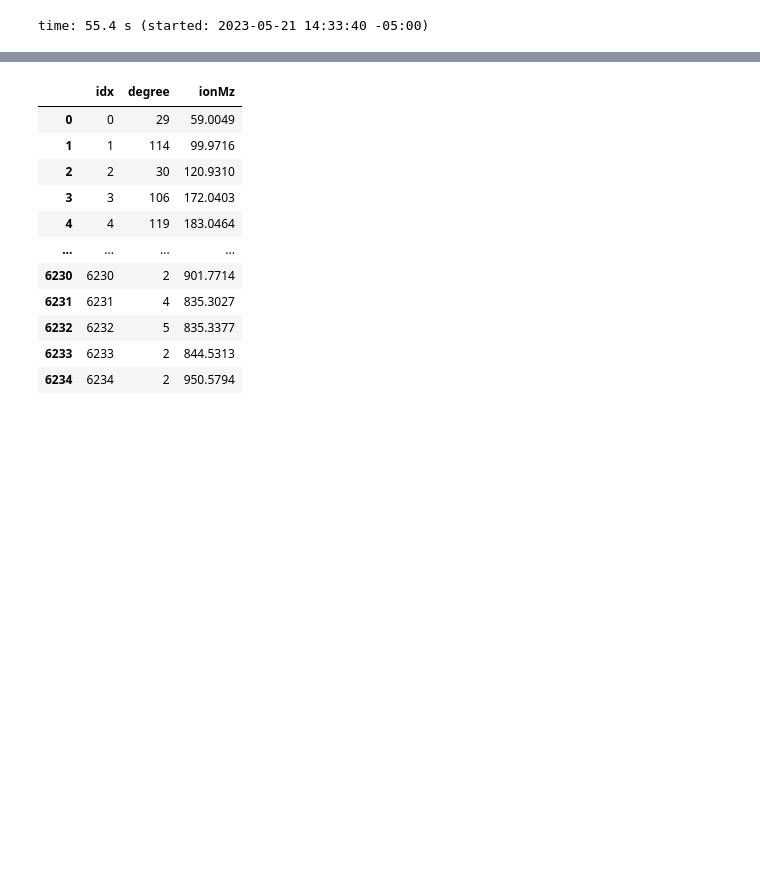
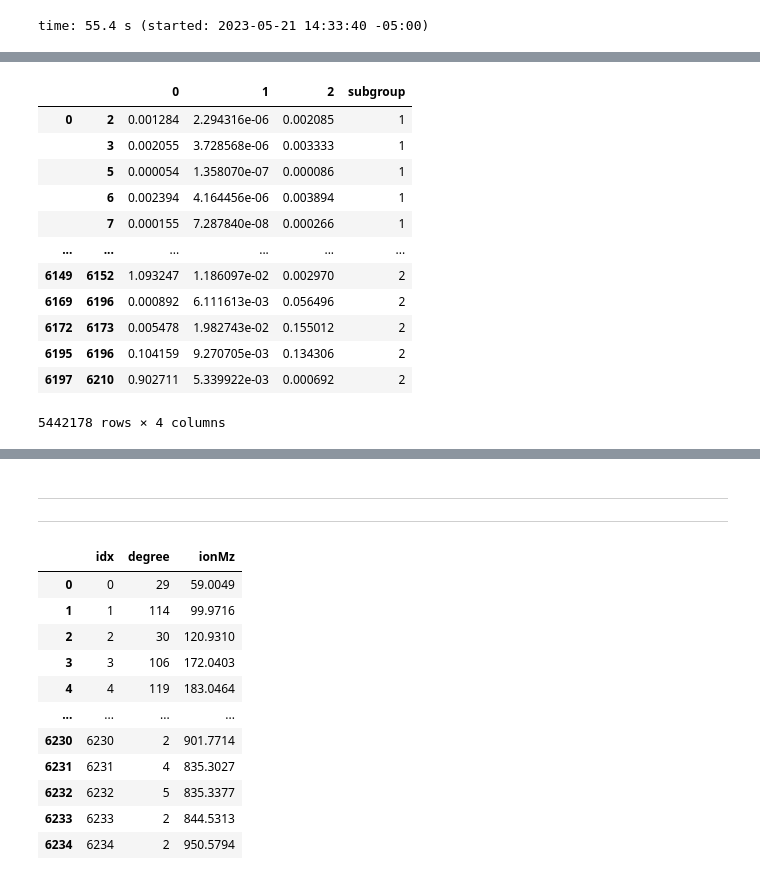
Before and after one commit to win7/GNN_Unsupervised, a Jupyter notebook: processing.ipynb, the cells around one changed output, grey strips where cells are left out. Drawn from its saved outputs; the diff is of its cells as text; code cells hidden in the pictures; blank space fills up the shorter version.

```diff
--- a/processing.ipynb
+++ b/processing.ipynb
@@ -266,0 +284,17 @@ time: 2.2 s (started: 2023-05-21 14:34:35 -05:00)
+# %%
+df_edge_embeddings_join_filter = pd.read_csv("{}/output_{}_3/edges_filter/{}_edges-filter_{}_{}.csv".format(dir, method, group[0], 3, "L2"), index_col=[0, 1])
+df_edge_embeddings_join_filter
+# %% [output]
+|  |  | 0 | 1 | 2 | subgroup |
+| 0 | 2 | 0.001284 | 2.294316e-06 | 0.002085 | 1 |
+|  | 3 | 0.002055 | 3.728568e-06 | 0.003333 | 1 |
+|  | 5 | 0.000054 | 1.358070e-07 | 0.000086 | 1 |
+|  | 6 | 0.002394 | 4.164456e-06 | 0.003894 | 1 |
+|  | 7 | 0.000155 | 7.287840e-08 | 0.000266 | 1 |
+| ... | ... | ... | ... | ... | ... |
+| 6149 | 6152 | 1.093247 | 1.186097e-02 | 0.002970 | 2 |
+| 6169 | 6196 | 0.000892 | 6.111613e-03 | 0.056496 | 2 |
+| 6172 | 6173 | 0.005478 | 1.982743e-02 | 0.155012 | 2 |
+| 6195 | 6196 | 0.104159 | 9.270705e-03 | 0.134306 | 2 |
+| 6197 | 6210 | 0.902711 | 5.339922e-03 | 0.000692 | 2 |
+5442178 rows × 4 columns
@@ -267,3 +302,6 @@ time: 2.2 s (started: 2023-05-21 14:34:35 -05:00)
+# %% [markdown]
+---
+---
 # %%
 df_nodes = pd.read_csv("{}/output_preprocessing/graph_data/{}_nodes_data_{}.csv".format(dir, group[0], 1))
 df_nodes
```
Also changed, not shown: parts of 19 cells of this notebook, 1 other file.
